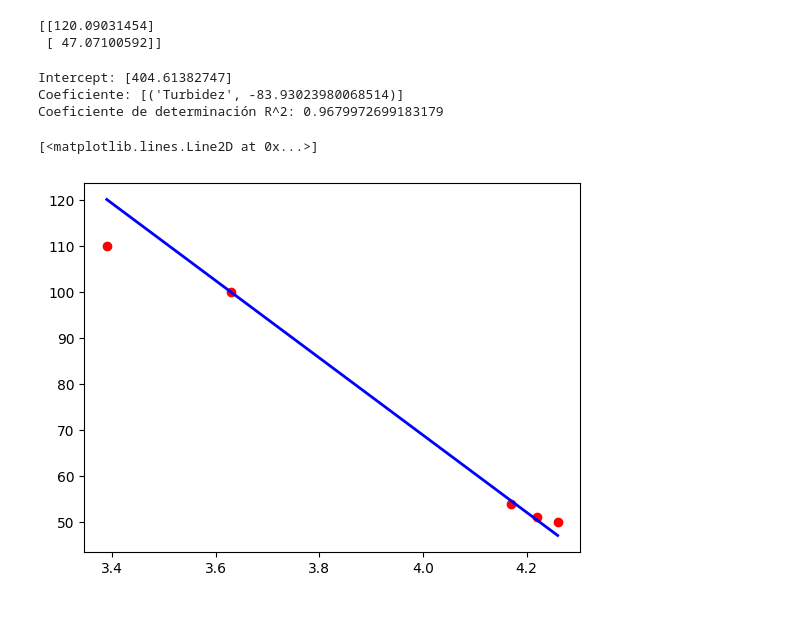
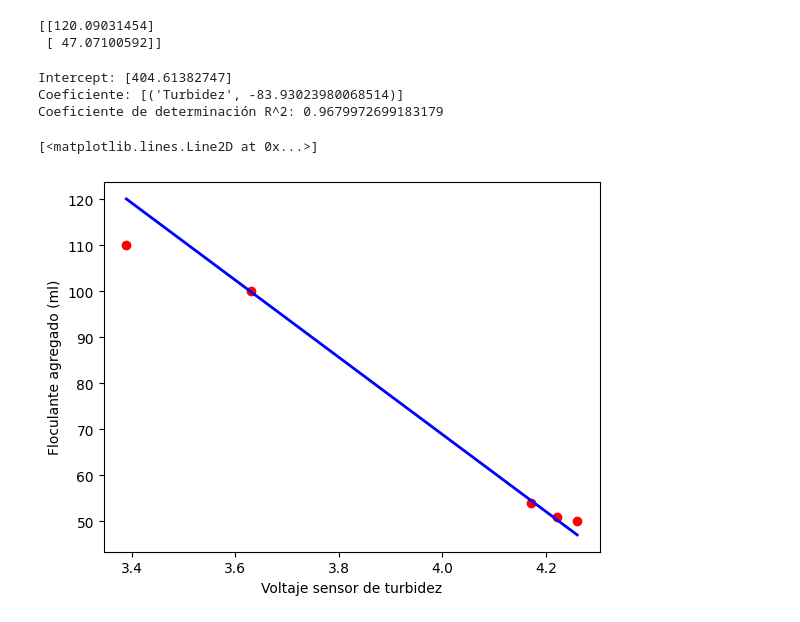
Before and after one commit to DROW900/Proyecto-TT, a Jupyter notebook: AP_Turbidez.ipynb, the cells around one changed output. Saved outputs shown, nothing was run; the diff lists cells and outputs as text; code cells hidden in the pictures.

```diff
--- a/AP_Turbidez.ipynb
+++ b/AP_Turbidez.ipynb
@@ -52,13 +52,15 @@ print(prediccion)
 # %%
 print("Intercept:", modelo.intercept_)
 print("Coeficiente:", list(zip(X.columns, modelo.coef_.flatten(), )))
 print("Coeficiente de determinación R^2:", modelo.score(X, y))
 
 plt.scatter(X, y, color = 'red')
-plt.plot(X_test, prediccion, linewidth = 2, color = 'blue')
+plt.xlabel("Voltaje sensor de turbidez")
+plt.ylabel("Floculante agregado (ml)")
+plt.plot(X_test, prediccion,  linewidth = 2, color = 'blue')
 # %% [output]
 Intercept: [404.61382747]
 Coeficiente: [('Turbidez', -83.93023980068514)]
 Coeficiente de determinación R^2: 0.9679972699183179
 [<matplotlib.lines.Line2D at 0x...>]
-[figure, old version]
+[figure, new version]
```
Also changed, not shown: 7 other files.
